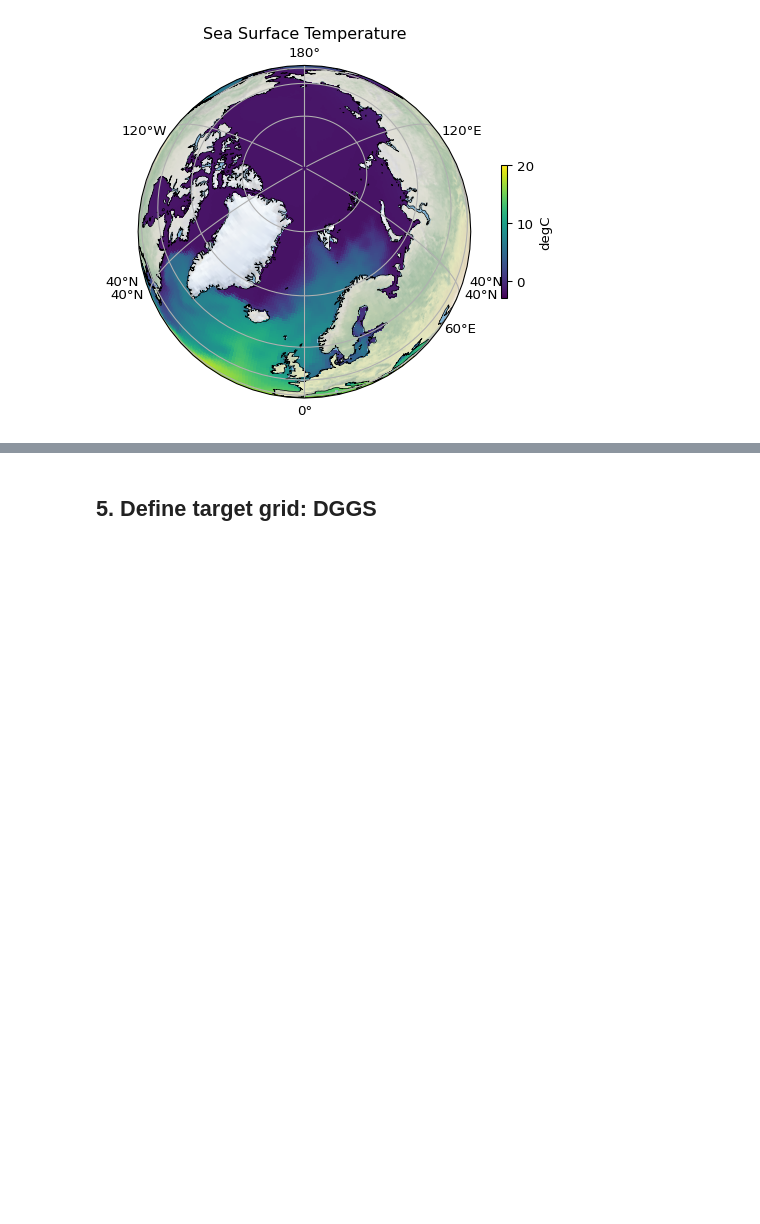
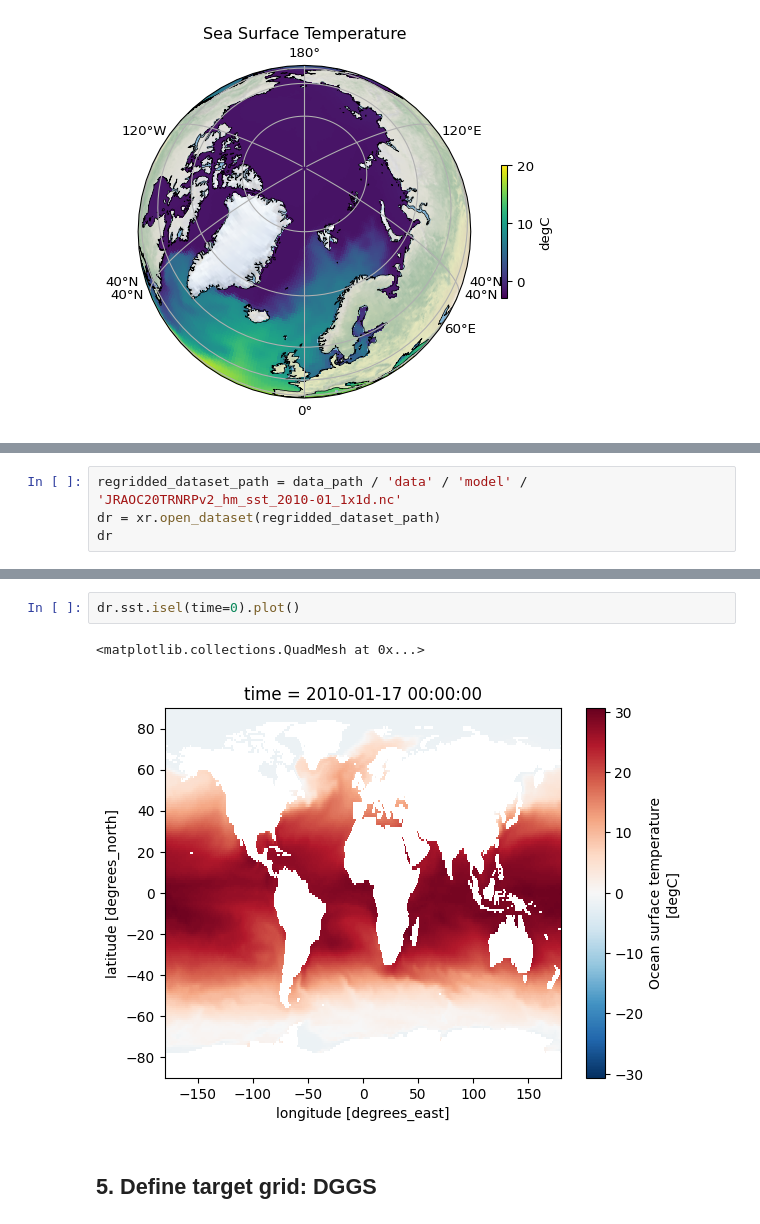
Before and after one commit to FAIR2Adapt/arctic-radioisotopes, a Jupyter notebook: arctic-isotopes/regridding.ipynb, the cells around one changed output, grey strips where cells are left out. Drawn from its saved outputs; the diff is of its cells as text; blank space fills up the shorter version.

```diff
--- a/arctic-isotopes/regridding.ipynb
+++ b/arctic-isotopes/regridding.ipynb
@@ -210,0 +228,4 @@ plt.show()
+# %%
+regridded_dataset_path = data_path / 'data' / 'model' / 'JRAOC20TRNRPv2_hm_sst_2010-01_1x1d.nc'
+dr = xr.open_dataset(regridded_dataset_path)
+dr
@@ -211,3 +242,8 @@ plt.show()
+# %%
+dr.sst.isel(time=0).plot()
+# %% [output]
+<matplotlib.collections.QuadMesh at 0x...>
+[figure, added]
 # %% [markdown]
 ## 5. Define target grid: DGGS
 # %%
```
Also changed, not shown: parts of 40 cells of this notebook.
